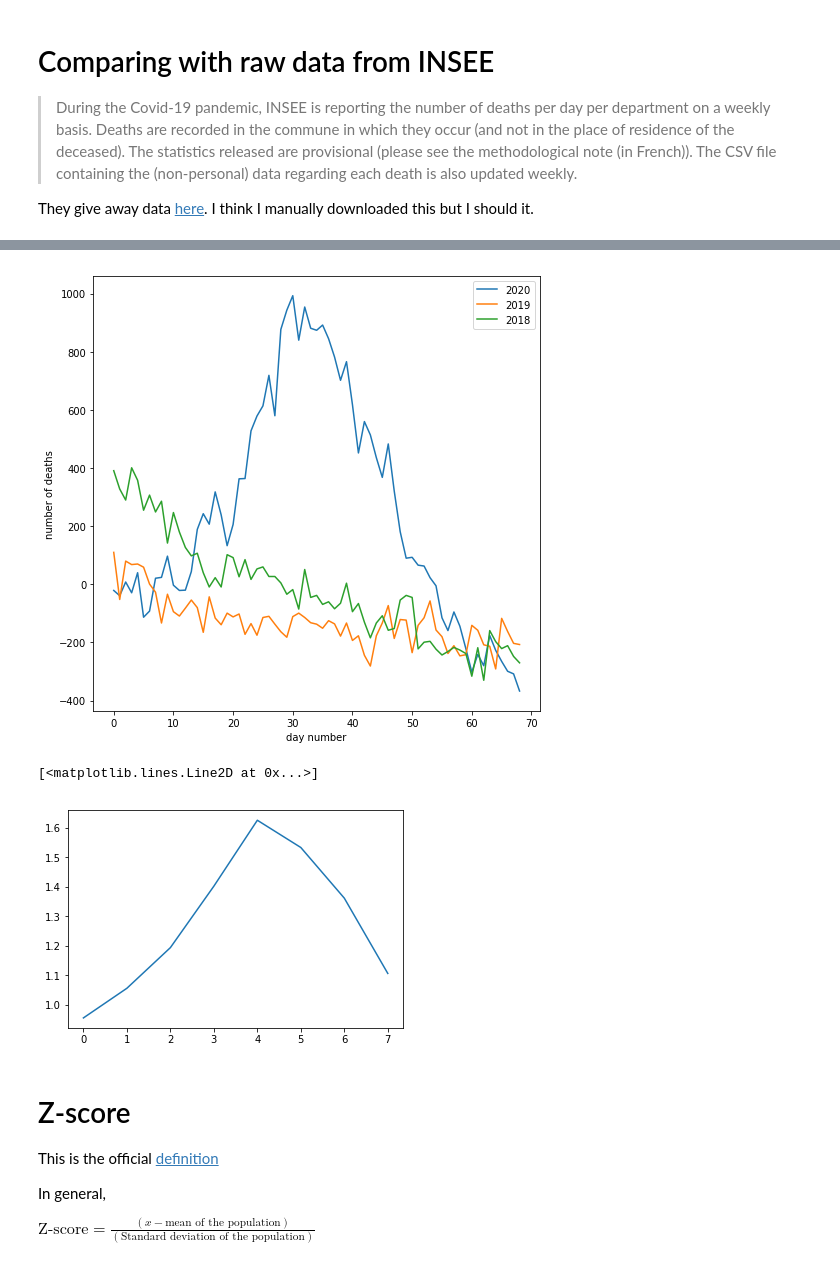
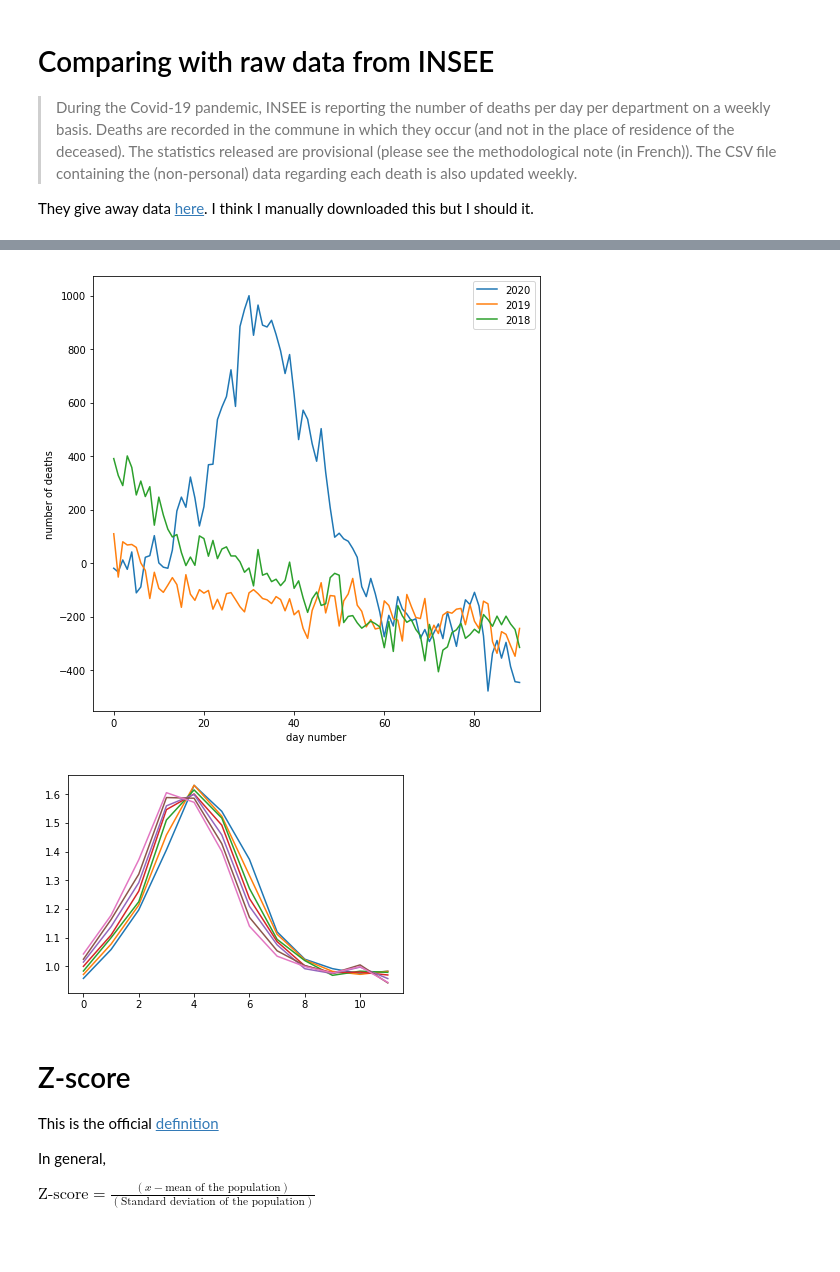
Before and after one commit to macbuse/COVID_stats, a Jupyter notebook: euromom.ipynb, the cells around one changed output, grey strips where cells are left out. Cells and saved outputs as stored; diff of their text form; code cells hidden in the pictures.

```diff
--- a/euromom.ipynb
+++ b/euromom.ipynb
@@ -122,0 +232,4 @@ leg = ax.legend()
+# %%
+tt = sum([ y for y in VV.values()])
+
+plt.plot(tt/6)
@@ -182,7 +346,7 @@ I think I manually downloaded this but I should it.
 # %% [markdown]
 <script id="gatsby-script-loader">/*<![CDATA[*/window.pagePath="/graphs-and-maps";/*]]>*/</script>
 # %%
-df = pd.read_csv('2020-05-22_deces_quotidiens_departement_csv.csv', sep=';')
+df = pd.read_csv('2020-06-12_deces_quotidiens_departement_csv.csv', sep=';')
 df[:3]
 # %% [output]
 |  | Date_evenement | Zone | Communes_a_envoi_dematerialise_De... | Total_deces_2020 | Communes_a_envoi_dematerialise_De... | ... |
@@ -191,0 +356,3 @@ df[:3]
+# %%
+cutoff = 92
+df[90:100]
@@ -192,28 +371,28 @@ df[:3]
 # %%
 labels = [str(2018 + k) for k in range(3)]
-
 
 fig, ax = plt.subplots()
 fig.set_size_inches(8,8)
 
 
 for k in [3,5,7]:
-    XX = df.iloc[:70,k]
+    XX = df.iloc[:cutoff,k]
     plt.plot(np.diff(XX) - 1800, label=labels.pop())
 
 plt.ylabel('number of deaths')
 plt.xlabel('day number')
 leg = ax.legend()
 # %% [output]
-[figure, old version]
+[figure, new version]
 # %%
-XX = np.diff( df.iloc[:70,3]) / np.diff( df.iloc[:70,5]) #compare days from 2020 and 2019
+XX = np.diff( df.iloc[:cutoff,3]) / np.diff( df.iloc[:cutoff,5]) #compare days from 2020 and 2019
 CX = np.convolve(XX, np.ones((7,))/7, mode='valid')  #rolling average
 
-plt.plot( [CX[7*k] for k in np.arange(8)]) #plot a sample - every 7th day
+#do a number of plots with different phases 'a'
+for a in range(7):
+    plt.plot( [CX[7*k + a] for k in np.arange(int(cutoff/7)-1)]) #plot a sample - every 7th day
 # %% [output]
-[<matplotlib.lines.Line2D at 0x...>]
-[figure, old version]
+[figure, new version]
 # %% [markdown]
 # Z-score
 
```
Also changed, not shown: parts of 20 cells of this notebook, 29 other files.
